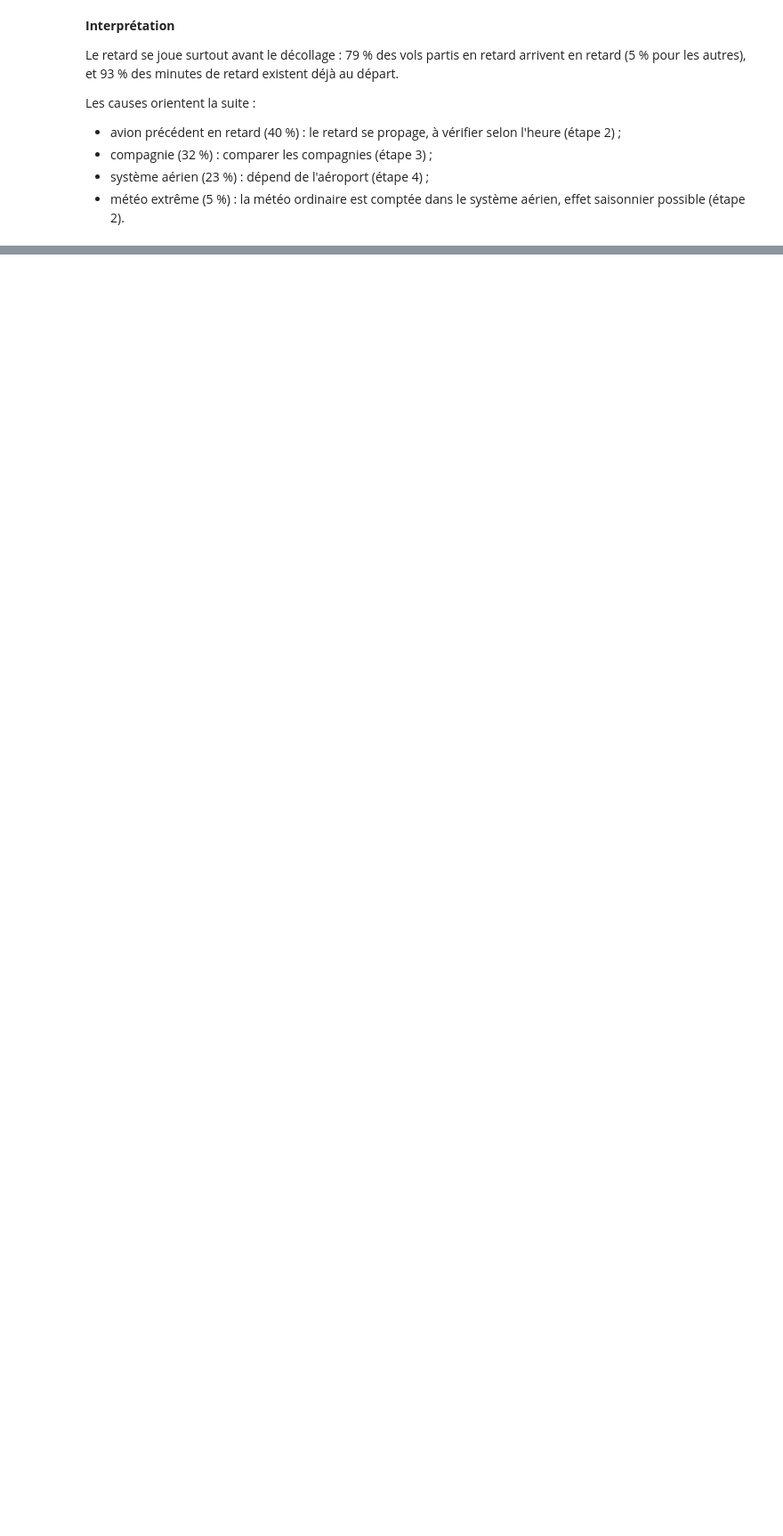
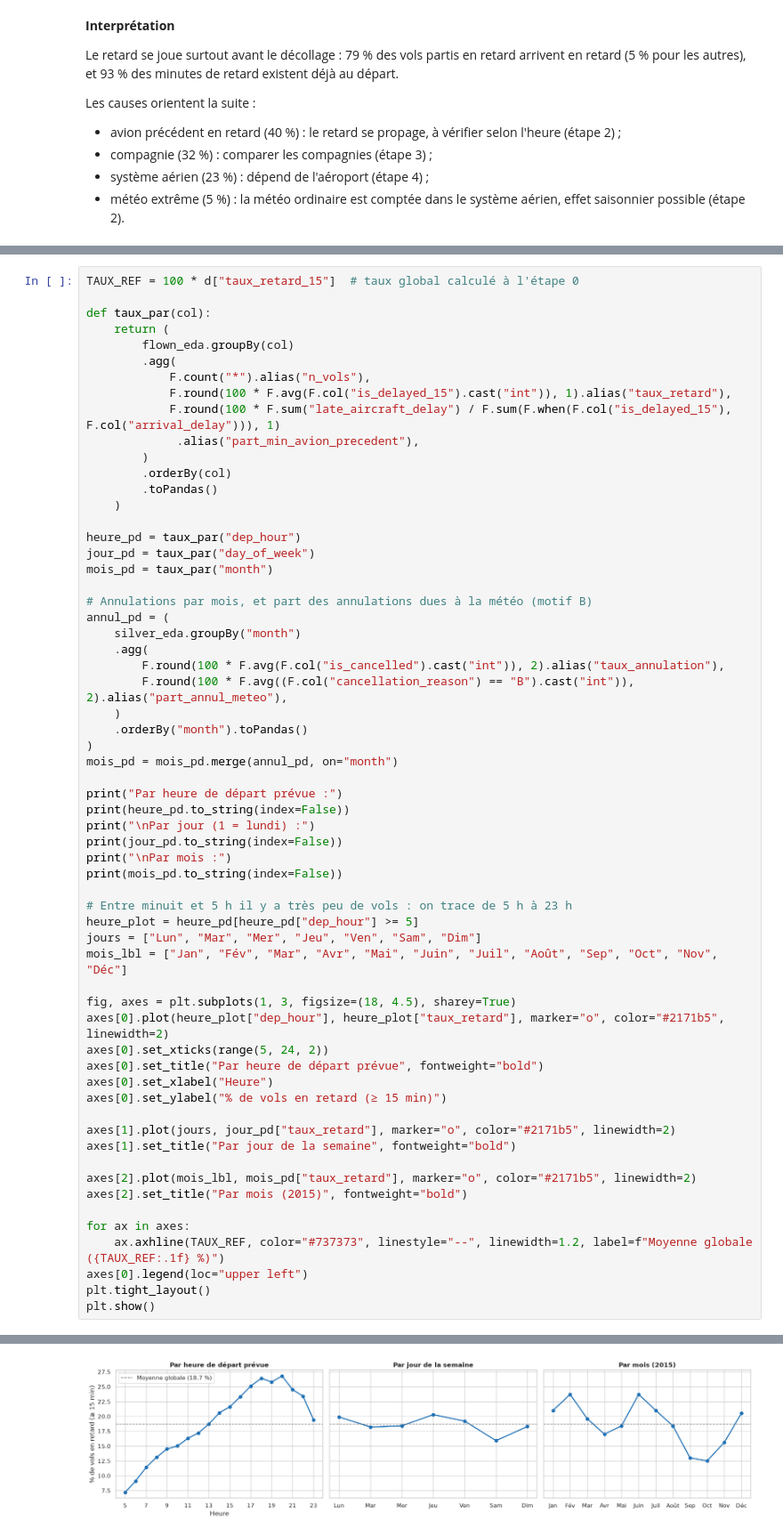
Before and after one commit to 104MJ/TP-datalake, a Jupyter notebook: notebooks/J2_Spark_Delta_Silver.ipynb, the cells around one changed output, grey strips where cells are left out. Shown at 89% size. Saved outputs shown, nothing was run; the diff lists cells and outputs as text; blank space fills up the shorter version.

```diff
--- a/notebooks/J2_Spark_Delta_Silver.ipynb
+++ b/notebooks/J2_Spark_Delta_Silver.ipynb
@@ -964,0 +969,62 @@ Les causes orientent la suite :
+# %%
+TAUX_REF = 100 * d["taux_retard_15"]  # taux global calculé à l'étape 0
+
+def taux_par(col):
+    return (
+        flown_eda.groupBy(col)
+        .agg(
+            F.count("*").alias("n_vols"),
+            F.round(100 * F.avg(F.col("is_delayed_15").cast("int")), 1).alias("taux_retard"),
+            F.round(100 * F.sum("late_aircraft_delay") / F.sum(F.when(F.col("is_delayed_15"), F.col("arrival_delay"))), 1)
+             .alias("part_min_avion_precedent"),
+        )
+        .orderBy(col)
+        .toPandas()
+    )
+
+heure_pd = taux_par("dep_hour")
+jour_pd = taux_par("day_of_week")
+mois_pd = taux_par("month")
+
+# Annulations par mois, et part des annulations dues à la météo (motif B)
+annul_pd = (
+    silver_eda.groupBy("month")
+    .agg(
+        F.round(100 * F.avg(F.col("is_cancelled").cast("int")), 2).alias("taux_annulation"),
+        F.round(100 * F.avg((F.col("cancellation_reason") == "B").cast("int")), 2).alias("part_annul_meteo"),
+    )
+    .orderBy("month").toPandas()
+)
+mois_pd = mois_pd.merge(annul_pd, on="month")
+
+print("Par heure de départ prévue :")
+print(heure_pd.to_string(index=False))
+print("\nPar jour (1 = lundi) :")
+print(jour_pd.to_string(index=False))
+print("\nPar mois :")
+print(mois_pd.to_string(index=False))
+
+# Entre minuit et 5 h il y a très peu de vols : on trace de 5 h à 23 h
+heure_plot = heure_pd[heure_pd["dep_hour"] >= 5]
+jours = ["Lun", "Mar", "Mer", "Jeu", "Ven", "Sam", "Dim"]
+mois_lbl = ["Jan", "Fév", "Mar", "Avr", "Mai", "Juin", "Juil", "Août", "Sep", "Oct", "Nov", "Déc"]
+
+fig, axes = plt.subplots(1, 3, figsize=(18, 4.5), sharey=True)
+axes[0].plot(heure_plot["dep_hour"], heure_plot["taux_retard"], marker="o", color="#2171b5", linewidth=2)
+axes[0].set_xticks(range(5, 24, 2))
+axes[0].set_title("Par heure de départ prévue", fontweight="bold")
+axes[0].set_xlabel("Heure")
+axes[0].set_ylabel("% de vols en retard (≥ 15 min)")
+
+axes[1].plot(jours, jour_pd["taux_retard"], marker="o", color="#2171b5", linewidth=2)
+axes[1].set_title("Par jour de la semaine", fontweight="bold")
+
+axes[2].plot(mois_lbl, mois_pd["taux_retard"], marker="o", color="#2171b5", linewidth=2)
+axes[2].set_title("Par mois (2015)", fontweight="bold")
+
+for ax in axes:
+    ax.axhline(TAUX_REF, color="#737373", linestyle="--", linewidth=1.2, label=f"Moyenne globale ({TAUX_REF:.1f} %)")
+axes[0].legend(loc="upper left")
+plt.tight_layout()
+plt.show()
+# %% [output]
@@ -964,0 +1048 @@ Les causes orientent la suite :
+[figure, added]
```
Also changed, not shown: parts of 13 cells of this notebook.
